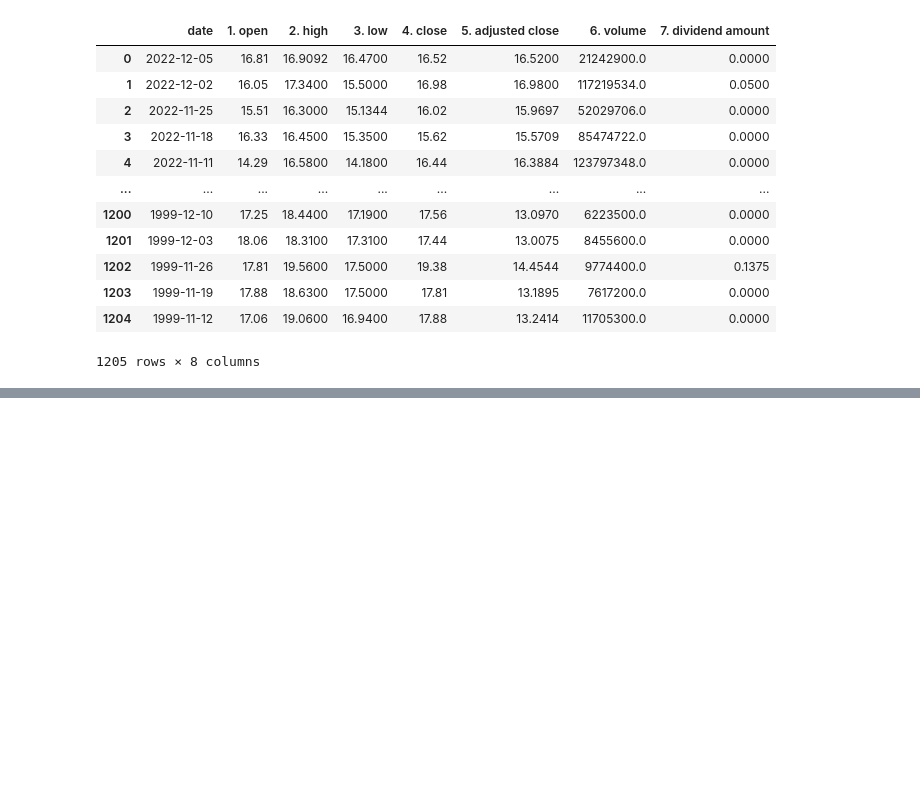
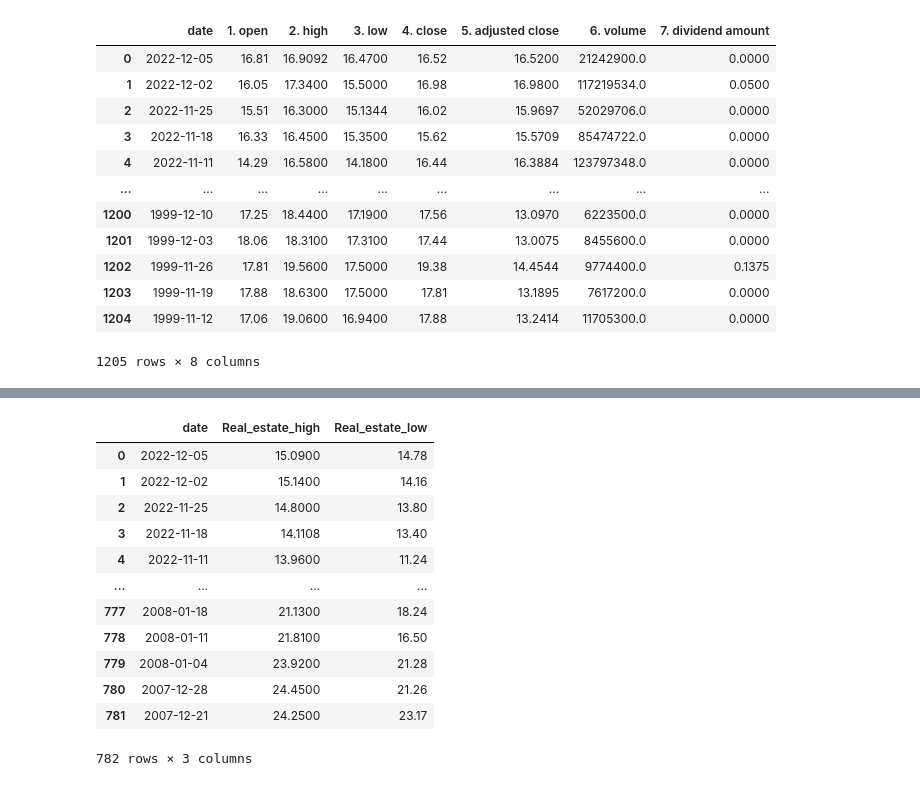
Before and after one commit to AIDA-Saskatchewan-polytechnic/Final-Project-By-Jerry-Sherin, a Jupyter notebook: Final.ipynb, the cells around one changed output, grey strips where cells are left out. Saved outputs shown, nothing was run; the diff lists cells and outputs as text; code cells hidden in the pictures; blank space fills up the shorter version.

```diff
--- a/Final.ipynb
+++ b/Final.ipynb
@@ -234,0 +290,16 @@ precious_metal_dataFrame
+# %%
+real_estate_dataFrame
+# %% [output]
+|  | date | Real_estate_high | Real_estate_low |
+| 0 | 2022-12-05 | 15.0900 | 14.78 |
+| 1 | 2022-12-02 | 15.1400 | 14.16 |
+| 2 | 2022-11-25 | 14.8000 | 13.80 |
+| 3 | 2022-11-18 | 14.1108 | 13.40 |
+| 4 | 2022-11-11 | 13.9600 | 11.24 |
+| ... | ... | ... | ... |
+| 777 | 2008-01-18 | 21.1300 | 18.24 |
+| 778 | 2008-01-11 | 21.8100 | 16.50 |
+| 779 | 2008-01-04 | 23.9200 | 21.28 |
+| 780 | 2007-12-28 | 24.4500 | 21.26 |
+| 781 | 2007-12-21 | 24.2500 | 23.17 |
+782 rows × 3 columns
```
Also changed, not shown: parts of 5 cells of this notebook.
